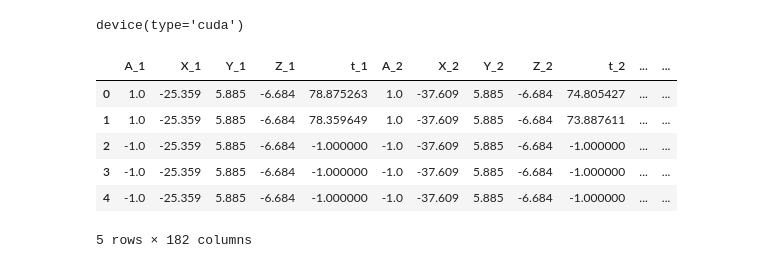
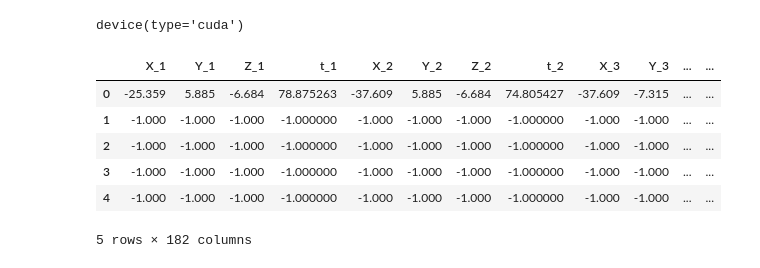
Before and after one commit to matalhim/EAS, a Jupyter notebook: direction/nn3.ipynb, the cells around one changed output. Saved outputs shown, nothing was run; the diff lists cells and outputs as text; code cells hidden in the pictures.

Commit message:
modified:   direction/create_synthetic_dataset.ipynb 	modified:   direction/nn3.ipynb

```diff
--- a/direction/nn3.ipynb
+++ b/direction/nn3.ipynb
@@ -25,15 +29,15 @@ device
 # %% [output]
 device(type='cuda')
 # %%
-data = pd.read_csv('../data/synthetic_with_missing.csv')
+data = pd.read_csv('../data/expanded_synthetic_dataset.csv')
 data.head()
 # %% [output]
-|  | A_1 | X_1 | Y_1 | Z_1 | t_1 | A_2 | X_2 | Y_2 | Z_2 | t_2 | ... | ... |
-| 0 | 1.0 | -25.359 | 5.885 | -6.684 | 78.875263 | 1.0 | -37.609 | 5.885 | -6.684 | 74.805427 | ... | ... |
-| 1 | 1.0 | -25.359 | 5.885 | -6.684 | 78.359649 | 1.0 | -37.609 | 5.885 | -6.684 | 73.887611 | ... | ... |
-| 2 | -1.0 | -25.359 | 5.885 | -6.684 | -1.000000 | -1.0 | -37.609 | 5.885 | -6.684 | -1.000000 | ... | ... |
-| 3 | -1.0 | -25.359 | 5.885 | -6.684 | -1.000000 | -1.0 | -37.609 | 5.885 | -6.684 | -1.000000 | ... | ... |
-| 4 | -1.0 | -25.359 | 5.885 | -6.684 | -1.000000 | -1.0 | -37.609 | 5.885 | -6.684 | -1.000000 | ... | ... |
+|  | X_1 | Y_1 | Z_1 | t_1 | X_2 | Y_2 | Z_2 | t_2 | X_3 | Y_3 | ... | ... |
+| 0 | -25.359 | 5.885 | -6.684 | 78.875263 | -37.609 | 5.885 | -6.684 | 74.805427 | -37.609 | -7.315 | ... | ... |
+| 1 | -1.000 | -1.000 | -1.000 | -1.000000 | -1.000 | -1.000 | -1.000 | -1.000000 | -1.000 | -1.000 | ... | ... |
+| 2 | -1.000 | -1.000 | -1.000 | -1.000000 | -1.000 | -1.000 | -1.000 | -1.000000 | -1.000 | -1.000 | ... | ... |
+| 3 | -1.000 | -1.000 | -1.000 | -1.000000 | -1.000 | -1.000 | -1.000 | -1.000000 | -1.000 | -1.000 | ... | ... |
+| 4 | -1.000 | -1.000 | -1.000 | -1.000000 | -1.000 | -1.000 | -1.000 | -1.000000 | -1.000 | -1.000 | ... | ... |
 5 rows × 182 columns
 # %%
 X = data.drop(columns=['theta', 'phi']).values
```
Also changed, not shown: parts of 20 cells of this notebook.
